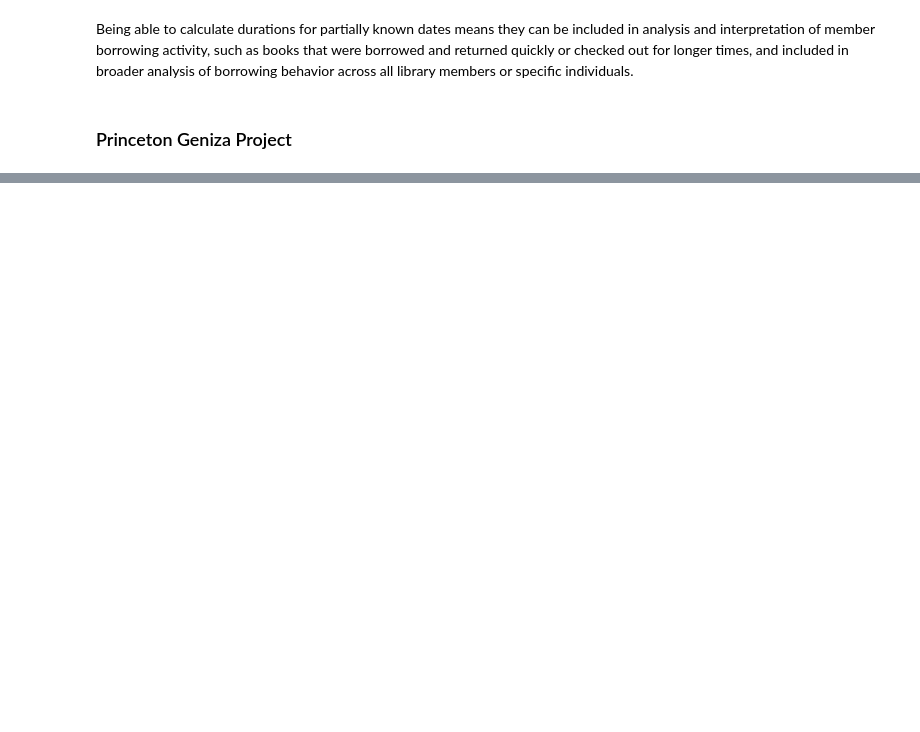
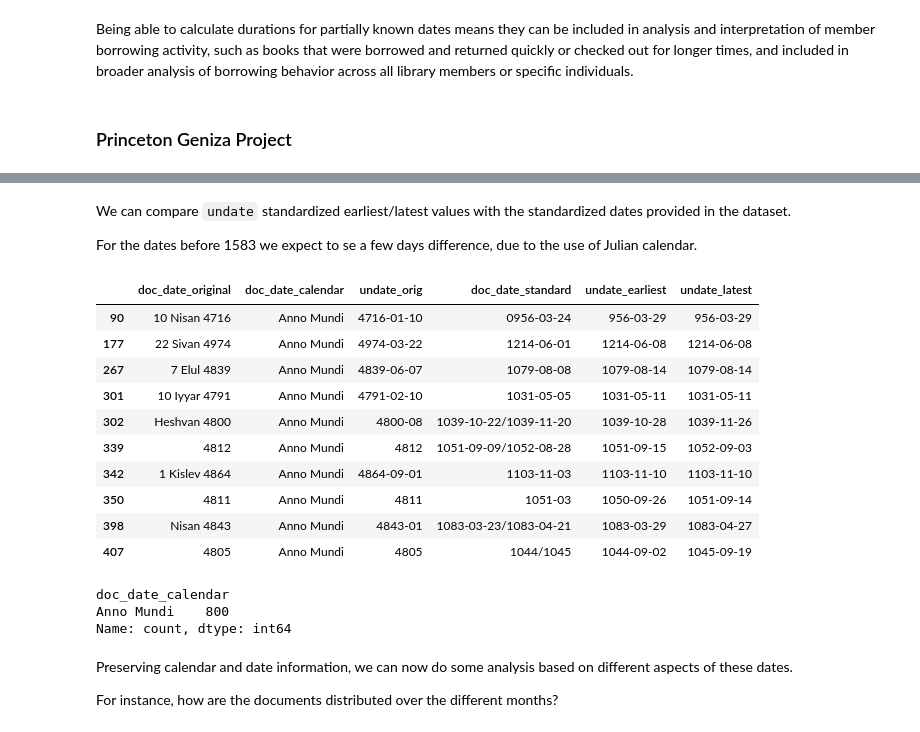
Before and after one commit to rlskoeser/undate-notebook-usrse25, a Jupyter notebook: undate-overview.ipynb, the cells around one changed output, grey strips where cells are left out. Saved outputs shown, nothing was run; the diff lists cells and outputs as text; code cells hidden in the pictures; blank space fills up the shorter version.

```diff
--- a/undate-overview.ipynb
+++ b/undate-overview.ipynb
@@ -652,0 +724,34 @@ Being able to calculate durations for partially known dates means they can be in
+# %% [markdown]
+We can compare `undate` standardized earliest/latest values with the standardized dates provided in the dataset.
+
+For the dates before 1583 we expect to se a few days difference, due to the use of Julian calendar.
+# %%
+# compare undate standardized earliest/latest values with the standardized dates in the dataset
+
+docs_with_undate['undate_earliest'] = docs_with_undate.undate_orig.apply(lambda x: x.earliest).astype('datetime64[s]')
+docs_with_undate['undate_latest'] = docs_with_undate.undate_orig.apply(lambda x: x.latest).astype('datetime64[s]')
+# limit and order fields to help make the comparison
+docs_with_undate[["doc_date_original", "doc_date_calendar", "undate_orig", "doc_date_standard", "undate_earliest", "undate_latest"]].head(10)
+# %% [output]
+|  | doc_date_original | doc_date_calendar | undate_orig | doc_date_standard | undate_earliest | undate_latest |
+| 90 | 10 Nisan 4716 | Anno Mundi | 4716-01-10 | 0956-03-24 | 956-03-29 | 956-03-29 |
+| 177 | 22 Sivan 4974 | Anno Mundi | 4974-03-22 | 1214-06-01 | 1214-06-08 | 1214-06-08 |
+| 267 | 7 Elul 4839 | Anno Mundi | 4839-06-07 | 1079-08-08 | 1079-08-14 | 1079-08-14 |
+| 301 | 10 Iyyar 4791 | Anno Mundi | 4791-02-10 | 1031-05-05 | 1031-05-11 | 1031-05-11 |
+| 302 | Heshvan 4800 | Anno Mundi | 4800-08 | 1039-10-22/1039-11-20 | 1039-10-28 | 1039-11-26 |
+| 339 | 4812 | Anno Mundi | 4812 | 1051-09-09/1052-08-28 | 1051-09-15 | 1052-09-03 |
+| 342 | 1 Kislev 4864 | Anno Mundi | 4864-09-01 | 1103-11-03 | 1103-11-10 | 1103-11-10 |
+| 350 | 4811 | Anno Mundi | 4811 | 1051-03 | 1050-09-26 | 1051-09-14 |
+| 398 | Nisan 4843 | Anno Mundi | 4843-01 | 1083-03-23/1083-04-21 | 1083-03-29 | 1083-04-27 |
+| 407 | 4805 | Anno Mundi | 4805 | 1044/1045 | 1044-09-02 | 1045-09-19 |
+# %%
+# we still have a mix of calendars
+docs_with_undate.doc_date_calendar.value_counts()
+# %% [output]
+doc_date_calendar
+Anno Mundi    800
+Name: count, dtype: int64
+# %% [markdown]
+Preserving calendar and date information, we can now do some analysis based on different aspects of these dates.
+
+For instance, how are the documents distributed over the different months?
```
Also changed, not shown: parts of 22 cells of this notebook, 3 other files.
